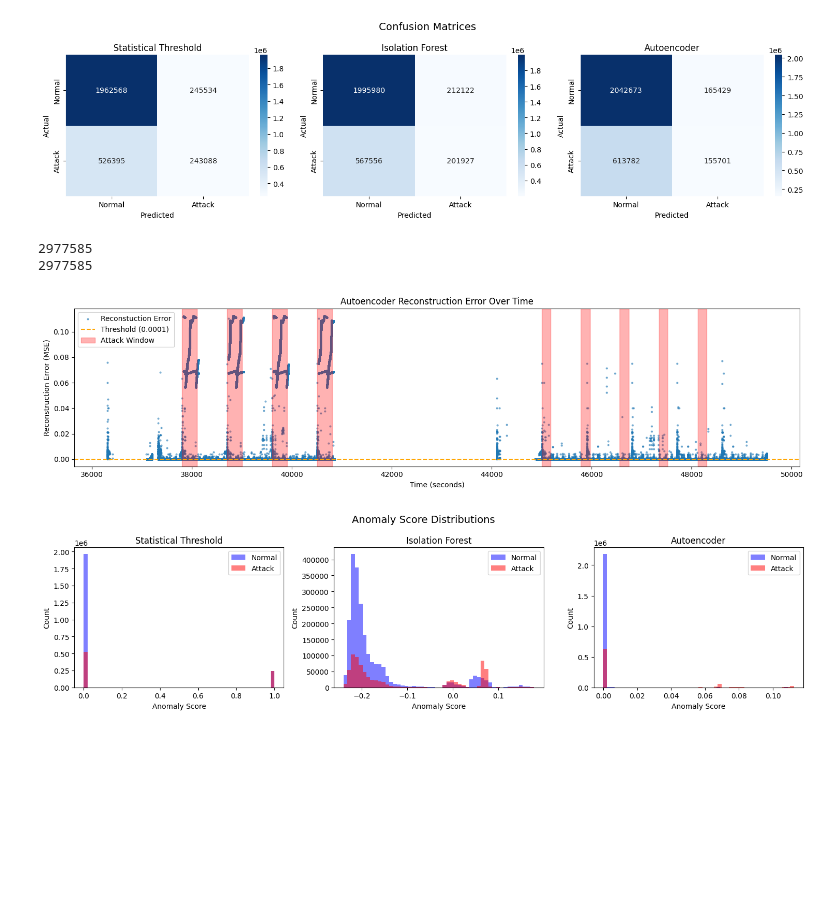
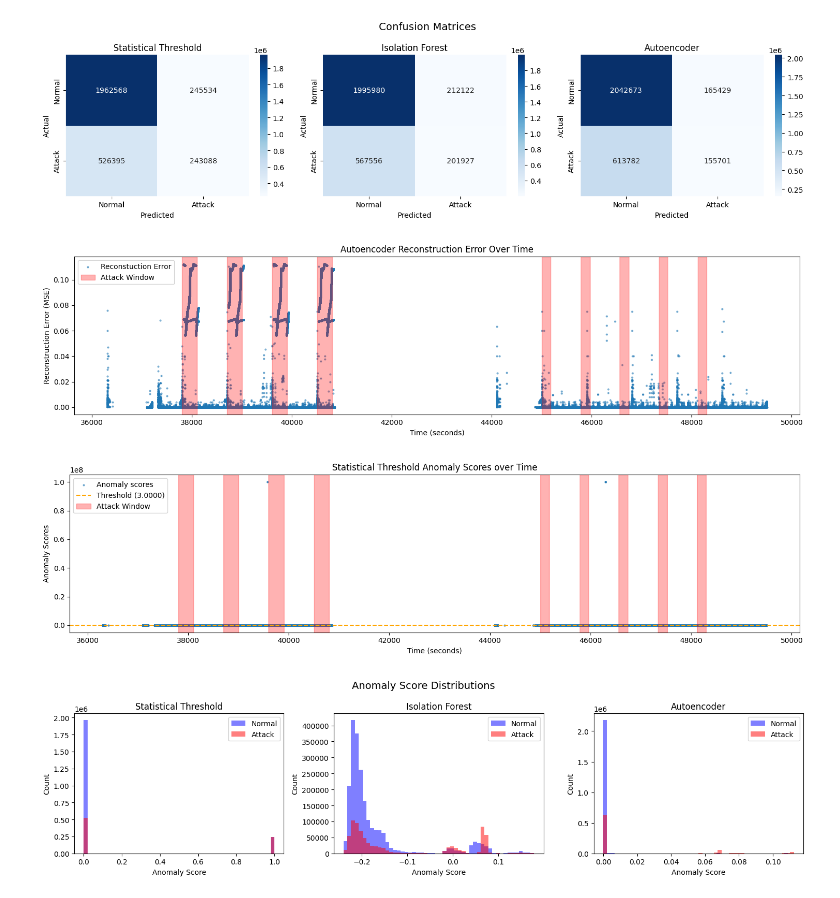
Before and after one commit to iamllcoolray/cis5370-final-project, a Jupyter notebook: swat-eval.ipynb, the cells around one changed output. Saved outputs shown, nothing was run; the diff lists cells and outputs as text; code cells hidden in the pictures; blank space fills up the shorter version.

```diff
--- a/swat-eval.ipynb
+++ b/swat-eval.ipynb
@@ -715,8 +715,8 @@ X_train_network_readings_df = pd.DataFrame(X_train_network_readings_df).ffill().
 X_test_network_readings_df = pd.DataFrame(X_test_network_readings_df).ffill().bfill().values
 
 # Converting the training and testing data to tensors
-X_train_network_readings_tensor = torch.FloatTensor(X_train_network_readings_df)
-X_test_network_readings_tensor = torch.FloatTensor(X_test_network_readings_df)
+X_train_network_readings_tensor = torch.FloatTensor(X_train_network_readings_df.copy())
+X_test_network_readings_tensor = torch.FloatTensor(X_test_network_readings_df.copy())
 
 # Verifing that there are no NaNs
 print("X_train NaNs:", torch.isnan(X_train_network_readings_tensor).sum().item())
@@ -870,49 +870,60 @@ plt.savefig("results/network_readings/confusion_matrices.png", dpi=150)
 plt.show()
 # %% [output]
 [figure]
-# %%
-print(len(test_network_timestamps))
-print(len(ae_reconstruction_errors))
-# %% [output]
-2977585
-2977585
 # %%
-# Reconstruction Error Over Time for the Autoencoder Model
-fig, ax = plt.subplots(figsize=(15, 4))
-timestamp_in_seconds = test_network_timestamps["bidirectional_first_seen_timestamp"].apply(
-    lambda t: t.hour*3600 + t.minute*60 + t.second + t.microsecond/1e6
-)
+# convert timestamps to plottable seconds
+timestamp_in_seconds = test_network_timestamps["bidirectional_first_seen_timestamp"].apply(lambda t: t.hour*3600 + t.minute*60 + t.second + t.microsecond/1e6)
 
-ax.scatter(timestamp_in_seconds, ae_reconstruction_errors, s=4, alpha=0.5, label="Reconstuction Error")
-#ax.plot(timestamp_in_seconds, ae_reconstruction_errors, linewidth=0.5, label="Reconstruction Error", alpha=0.7)
-ax.axhline(ae_threshold, color="orange", linestyle="--", label=f"Threshold ({ae_threshold:.4f})")
-
-# Shade attack windows
+# Attack windows for shading
 attack_windows_idx = [
     (37800, 38100), # 10:30 - 10:35
     (38700, 39000), # 10:45 - 10:50
     (39600, 39900), # 11:00 - 11:05
     (40500, 40800), # 11:15 - 11:20
     (45000, 45180), # 12:30 - 12:33
     (45780, 45960), # 12:43 - 12:46
     (46560, 46740), # 12:56 - 12:59
     (47340, 47520), # 13:09 - 13:12
     (48120, 48300), # 13:22 - 13:25
 ]
 
+# Reconstruction Error Over Time for the Autoencoder Model
+fig, ax = plt.subplots(figsize=(15, 4))
+
+ax.scatter(timestamp_in_seconds, ae_reconstruction_errors, s=4, alpha=0.5, label="Reconstuction Error")
+#ax.axhline(ae_threshold, color="orange", linestyle="--", label=f"Threshold ({ae_threshold:.4f})")
+
 for i, (start, end) in enumerate(attack_windows_idx):
-    ax.axvspan(start, end, alpha=0.3, color="red",
-    label="Attack Window" if i == 0 else "")
+    ax.axvspan(start, end, alpha=0.3, color="red", label="Attack Window" if i == 0 else "")
 
 ax.set_xlabel("Time (seconds)")
 ax.set_ylabel("Reconstruction Error (MSE)")
 ax.set_title("Autoencoder Reconstruction Error Over Time")
 ax.legend()
 plt.tight_layout()
 plt.savefig("results/network_readings/reconstruction_error.png", dpi=150)
 plt.show()
 # %% [output]
-[figure, old version]
+[figure, new version]
+# %%
+# Reconstruction Error Over Time for the Autoencoder Model
+fig, ax = plt.subplots(figsize=(15, 4))
+
+ax.scatter(timestamp_in_seconds, anomaly_scores, s=4, alpha=0.5, label="Anomaly scores")
+ax.axhline(3, color="orange", linestyle="--", label=f"Threshold (3)")
+
+for i, (start, end) in enumerate(attack_windows_idx):
+    ax.axvspan(start, end, alpha=0.3, color="red", label="Attack Window" if i == 0 else "")
+
+ax.set_xlabel("Time (seconds)")
+ax.set_ylabel("Anomaly Scores")
+ax.set_title("Statistical Threshold Anomaly Scores over Time")
+ax.legend()
+plt.tight_layout()
+plt.savefig("results/network_readings/threshold_anomaly_scatter.png", dpi=150)
+plt.show()
+# %% [output]
+[figure, added]
 # %%
 # Anomaly Score Distribution for Normal vs Attack Predictions
 fig, axes = plt.subplots(1, 3, figsize=(15, 4))
```
Also changed, not shown: parts of 3 cells of this notebook.
